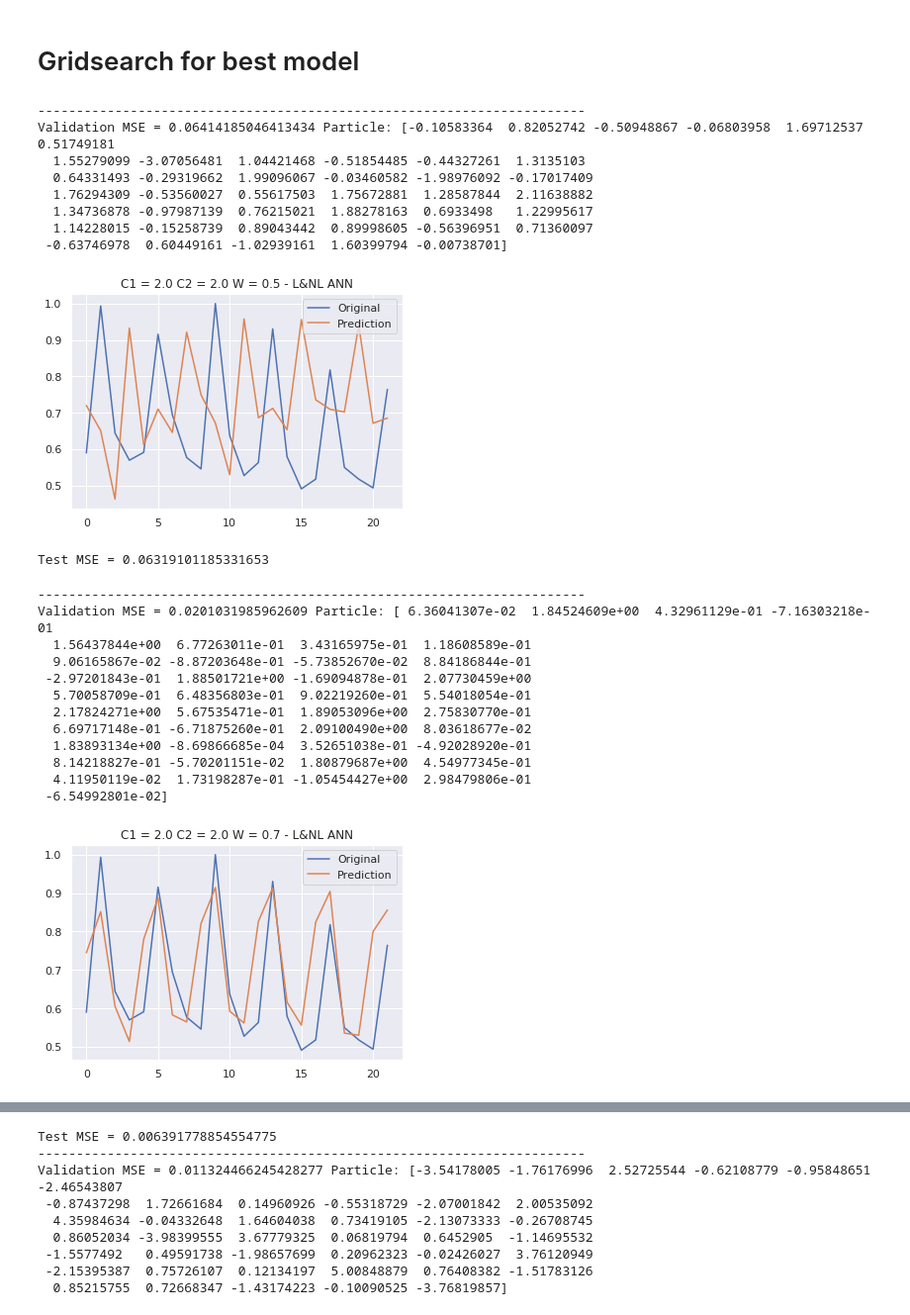
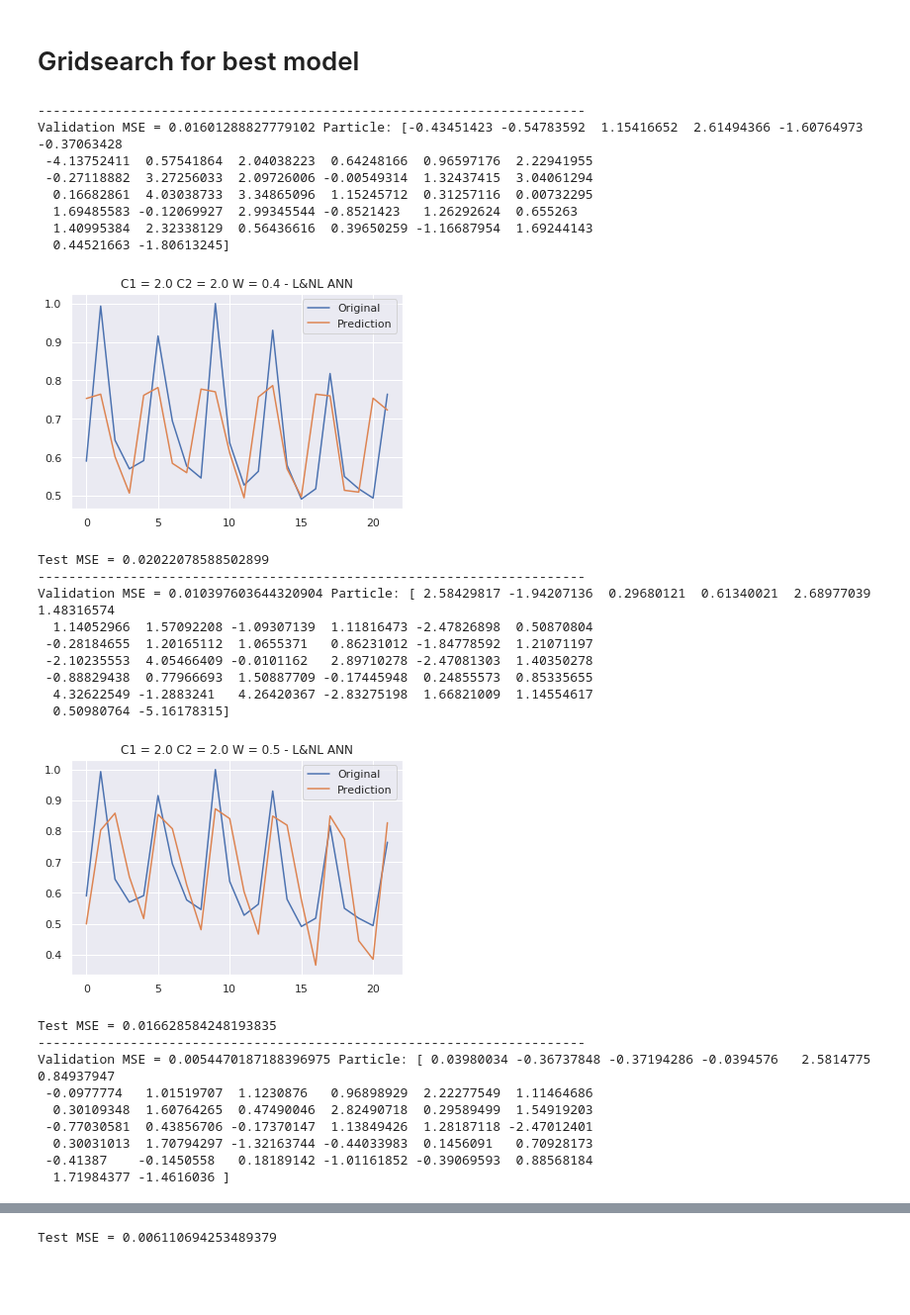
Before and after one commit to jvcm/time-series, a Jupyter notebook: hybrid_system/LNL_Modified.ipynb, the cells around one changed output, grey strips where cells are left out. Shown at 99% size. Drawn from its saved outputs; the diff is of its cells as text; code cells hidden in the pictures; blank space fills up the shorter version.

```diff
--- a/hybrid_system/LNL_Modified.ipynb
+++ b/hybrid_system/LNL_Modified.ipynb
@@ -35,64 +35,73 @@ Particao de Teste: 121 144
 # Gridsearch for best model
 # %%
 # MPSO Parameters
-C1 = [2.0, 4.0, 6.0, 8.0]
-C2 = [2.0, 4.0, 6.0, 8.0]
-W = [0.5, 0.7, 0.9]
+C1 = [2.0, 3.0, 4.0, 5.0]
+C2 = [2.0, 3.0, 4.0, 5.0]
+W = [0.4, 0.5, 0.6, 0.7, 0.8]
 epochs = 8000
 n_particles = 50
 # %%
 #Gridsearch
 best_mse = np.Inf
 for i, c1 in enumerate(C1):
     for j, c2 in enumerate(C2):
         for k, w in enumerate(W):
-            model = LNL_model_modified.LNL_ANN(m = ent, z = 2)
-            model.fit_MPSO(X_train, y_train, d= n_particles,
-                           c1i = c1, c1f = 1.0, c2i = c2, c2f = 1.0,
-                           w1 = 0.1, w2 = w, maxt = epochs)
+            model = LNL_model_modified.LNL_ANN(m = ent, z = 1)
+            try:
+                model.fit_MPSO(X_train, y_train, d= n_particles,
+                           c1i = c1, c1f = 0.8, c2i = c2, c2f = 0.8,
+                           w1 = 0.3, w2 = w, maxt = epochs)
+            except:
+                print("Error in parameters: C1:",c1,"C2:",c2, "W:",w)
+                continue
             val_pred = model.predict(X_val)
             mse = functions.mean_squared_error(y_val, val_pred)
             if mse < best_mse:
                 print('-----------------------------------------------------------------------')
                 best_mse = mse
                 best_model = model
                 print('Validation MSE =', best_mse, 'Particle:', best_model.weight)
                 best_params = [c1, c2, w]
 
                 # Setting last portion of validation data to predict
                 model.setFinalData(X_val)
 
                 # Ready to predict...
                 y_pred = best_model.predict(X_test)
 
                 # Plot
                 plt.plot(y_test, label = 'Original')
                 plt.plot(y_pred, label = 'Prediction')
                 plt.title('C1 = {} C2 = {} W = {} - L&NL ANN' .format(c1, c2, w))
                 plt.legend()
                 plt.show()
                 print('Test MSE =', functions.mean_squared_error(y_test, y_pred))
 # %% [output]
 -----------------------------------------------------------------------
-Validation MSE = 0.06414185046413434 Particle: [-0.10583364  0.82052742 -0.50948867 -0.06803958  1.69712537  0.51749181
-  1.55279099 -3.07056481  1.04421468 -0.51854485 -0.44327261  1.3135103
-  0.64331493 -0.29319662  1.99096067 -0.03460582 -1.98976092 -0.17017409
-  1.76294309 -0.53560027  0.55617503  1.75672881  1.28587844  2.11638882
-  1.34736878 -0.97987139  0.76215021  1.88278163  0.6933498   1.22995617
-  1.14228015 -0.15258739  0.89043442  0.89998605 -0.56396951  0.71360097
- -0.63746978  0.60449161 -1.02939161  1.60399794 -0.00738701]
+Validation MSE = 0.01601288827779102 Particle: [-0.43451423 -0.54783592  1.15416652  2.61494366 -1.60764973 -0.37063428
+ -4.13752411  0.57541864  2.04038223  0.64248166  0.96597176  2.22941955
+ -0.27118882  3.27256033  2.09726006 -0.00549314  1.32437415  3.04061294
+  0.16682861  4.03038733  3.34865096  1.15245712  0.31257116  0.00732295
+  1.69485583 -0.12069927  2.99345544 -0.8521423   1.26292624  0.655263
+  1.40995384  2.32338129  0.56436616  0.39650259 -1.16687954  1.69244143
+  0.44521663 -1.80613245]
-[figure, old version]
+[figure, new version]
-Test MSE = 0.06319101185331653
+Test MSE = 0.02022078588502899
+-----------------------------------------------------------------------
+Validation MSE = 0.010397603644320904 Particle: [ 2.58429817 -1.94207136  0.29680121  0.61340021  2.68977039  1.48316574
+  1.14052966  1.57092208 -1.09307139  1.11816473 -2.47826898  0.50870804
+ -0.28184655  1.20165112  1.0655371   0.86231012 -1.84778592  1.21071197
+ -2.10235553  4.05466409 -0.0101162   2.89710278 -2.47081303  1.40350278
+ -0.88829438  0.77966693  1.50887709 -0.17445948  0.24855573  0.85335655
+  4.32622549 -1.2883241   4.26420367 -2.83275198  1.66821009  1.14554617
+  0.50980764 -5.16178315]
+[figure, new version]
+Test MSE = 0.016628584248193835
 -----------------------------------------------------------------------
-Validation MSE = 0.0201031985962609 Particle: [ 6.36041307e-02  1.84524609e+00  4.32961129e-01 -7.16303218e-01
-  1.56437844e+00  6.77263011e-01  3.43165975e-01  1.18608589e-01
-  9.06165867e-02 -8.87203648e-01 -5.73852670e-02  8.84186844e-01
- -2.97201843e-01  1.88501721e+00 -1.69094878e-01  2.07730459e+00
-  5.70058709e-01  6.48356803e-01  9.02219260e-01  5.54018054e-01
-  2.17824271e+00  5.67535471e-01  1.89053096e+00  2.75830770e-01
-  6.69717148e-01 -6.71875260e-01  2.09100490e+00  8.03618677e-02
-  1.83893134e+00 -8.69866685e-04  3.52651038e-01 -4.92028920e-01
-  8.14218827e-01 -5.70201151e-02  1.80879687e+00  4.54977345e-01
-  4.11950119e-02  1.73198287e-01 -1.05454427e+00  2.98479806e-01
- -6.54992801e-02]
+Validation MSE = 0.0054470187188396975 Particle: [ 0.03980034 -0.36737848 -0.37194286 -0.0394576   2.5814775   0.84937947
+ -0.0977774   1.01519707  1.1230876   0.96898929  2.22277549  1.11464686
+  0.30109348  1.60764265  0.47490046  2.82490718  0.29589499  1.54919203
+ -0.77030581  0.43856706 -0.17370147  1.13849426  1.28187118 -2.47012401
+  0.30031013  1.70794297 -1.32163744 -0.44033983  0.1456091   0.70928173
+ -0.41387    -0.1450558   0.18189142 -1.01161852 -0.39069593  0.88568184
+  1.71984377 -1.4616036 ]
-[figure, old version]
@@ -109,9 +129 @@ Validation MSE = 0.014241573788405303 Particle: [ 6.00074557 -0.50155353  1.0840
-Test MSE = 0.006391778854554775
------------------------------------------------------------------------
-Validation MSE = 0.011324466245428277 Particle: [-3.54178005 -1.76176996  2.52725544 -0.62108779 -0.95848651 -2.46543807
- -0.87437298  1.72661684  0.14960926 -0.55318729 -2.07001842  2.00535092
-  4.35984634 -0.04332648  1.64604038  0.73419105 -2.13073333 -0.26708745
-  0.86052034 -3.98399555  3.67779325  0.06819794  0.6452905  -1.14695532
- -1.5577492   0.49591738 -1.98657699  0.20962323 -0.02426027  3.76120949
- -2.15395387  0.75726107  0.12134197  5.00848879  0.76408382 -1.51783126
-  0.85215755  0.72668347 -1.43174223 -0.10090525 -3.76819857]
+Test MSE = 0.006110694253489379
```
Also changed, not shown: parts of 4 cells of this notebook, 2 other files.
